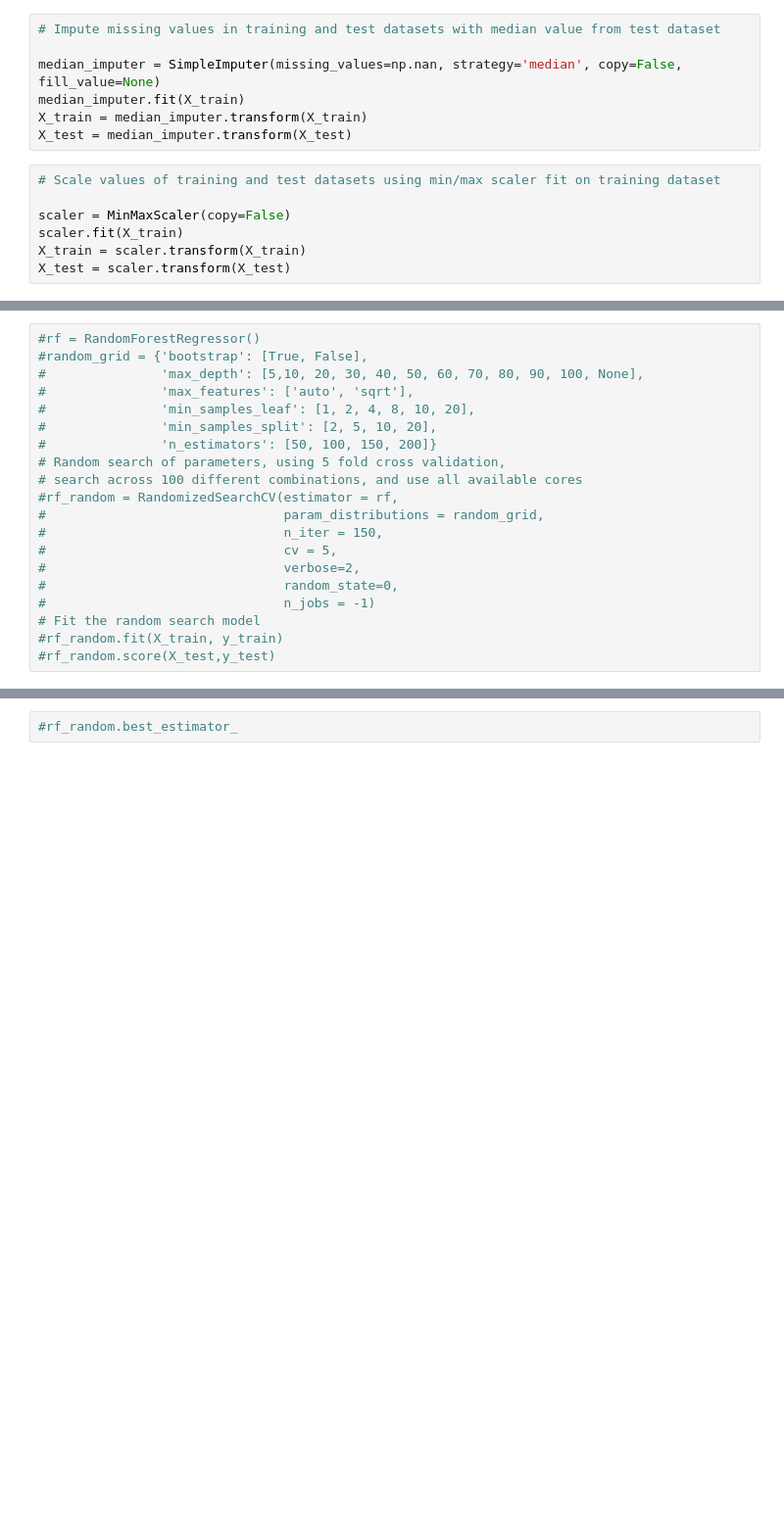
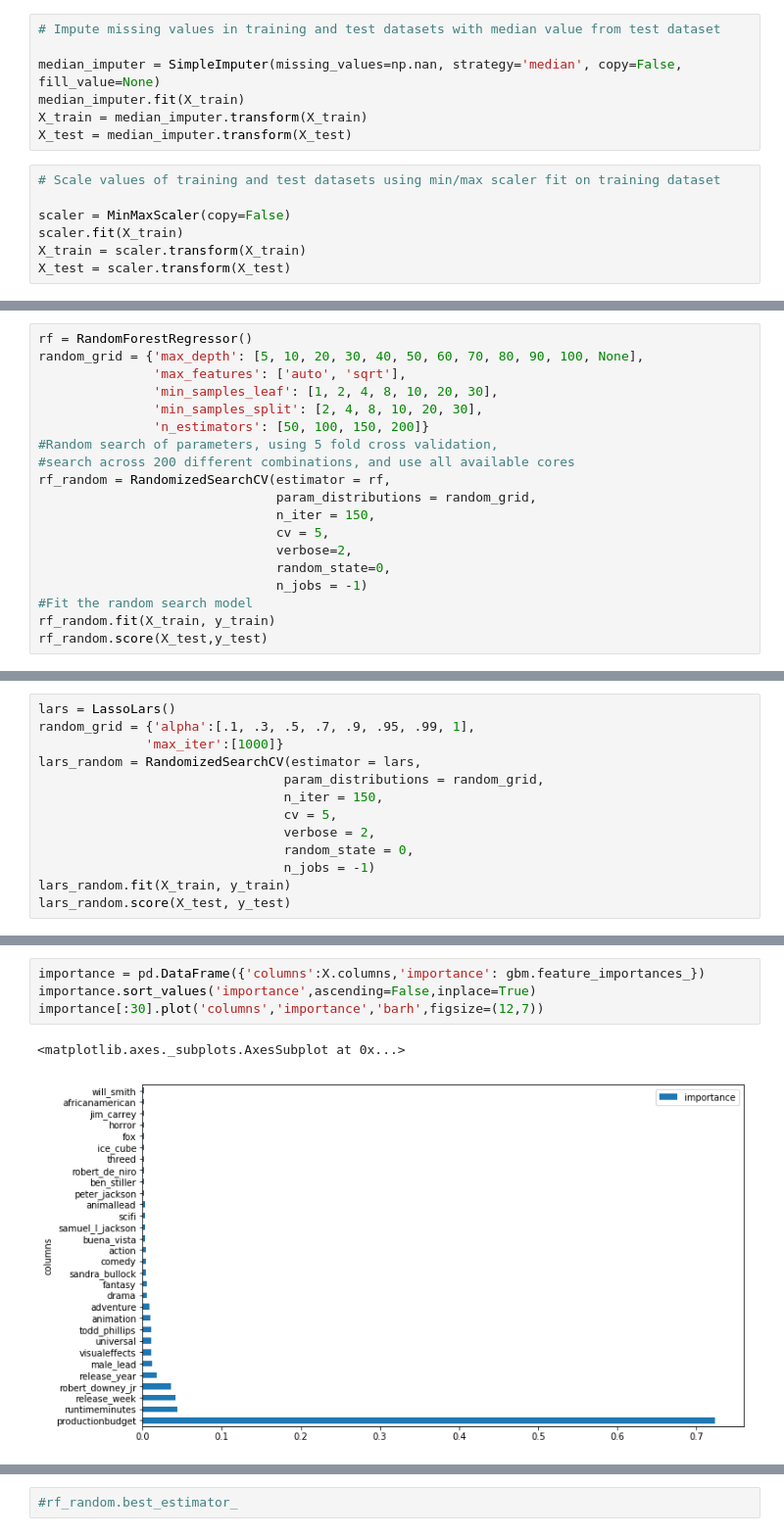
Before and after one commit to benyapiya/Box-Office-Smash, a Jupyter notebook: notebooks/model_training.ipynb, the cells around one changed output, grey strips where cells are left out. Shown at 98% size. Cells and saved outputs as stored; diff of their text form; blank space fills up the shorter version.

```diff
--- a/notebooks/model_training.ipynb
+++ b/notebooks/model_training.ipynb
@@ -65 +75,20 @@ rf.score(X_test, y_test)
+# %%
+rf = RandomForestRegressor()
+random_grid = {'max_depth': [5, 10, 20, 30, 40, 50, 60, 70, 80, 90, 100, None],
+               'max_features': ['auto', 'sqrt'],
+               'min_samples_leaf': [1, 2, 4, 8, 10, 20, 30],
+               'min_samples_split': [2, 4, 8, 10, 20, 30],
+               'n_estimators': [50, 100, 150, 200]}
+#Random search of parameters, using 5 fold cross validation,
+#search across 200 different combinations, and use all available cores
+rf_random = RandomizedSearchCV(estimator = rf,
+                               param_distributions = random_grid,
+                               n_iter = 150,
+                               cv = 5,
+                               verbose=2,
+                               random_state=0,
+                               n_jobs = -1)
+#Fit the random search model
+rf_random.fit(X_train, y_train)
+rf_random.score(X_test,y_test)
 # %%
@@ -71,3 +106,16 @@ en.score(X_test, y_test)
+# %%
+lars = LassoLars()
+random_grid = {'alpha':[.1, .3, .5, .7, .9, .95, .99, 1],
+              'max_iter':[1000]}
+lars_random = RandomizedSearchCV(estimator = lars,
+                                param_distributions = random_grid,
+                                n_iter = 150,
+                                cv = 5,
+                                verbose = 2,
+                                random_state = 0,
+                                n_jobs = -1)
+lars_random.fit(X_train, y_train)
+lars_random.score(X_test, y_test)
 # %%
 gbm = GradientBoostingRegressor(random_state=0)
 gbm.fit(X_train,y_train)
@@ -77,20 +125,7 @@ gbm.score(X_test,y_test)
-# %%
-#rf = RandomForestRegressor()
-#random_grid = {'bootstrap': [True, False],
-#               'max_depth': [5,10, 20, 30, 40, 50, 60, 70, 80, 90, 100, None],
-#               'max_features': ['auto', 'sqrt'],
-#               'min_samples_leaf': [1, 2, 4, 8, 10, 20],
-#               'min_samples_split': [2, 5, 10, 20],
-#               'n_estimators': [50, 100, 150, 200]}
-# Random search of parameters, using 5 fold cross validation,
-# search across 100 different combinations, and use all available cores
-#rf_random = RandomizedSearchCV(estimator = rf,
-#                               param_distributions = random_grid,
-#                               n_iter = 150,
-#                               cv = 5,
-#                               verbose=2,
-#                               random_state=0,
-#                               n_jobs = -1)
-# Fit the random search model
-#rf_random.fit(X_train, y_train)
-#rf_random.score(X_test,y_test)
+# %%
+importance = pd.DataFrame({'columns':X.columns,'importance': gbm.feature_importances_})
+importance.sort_values('importance',ascending=False,inplace=True)
+importance[:30].plot('columns','importance','barh',figsize=(12,7))
+# %% [output]
+<matplotlib.axes._subplots.AxesSubplot at 0x...>
+[figure, added]
```
Also changed, not shown: parts of 9 cells of this notebook, 4 other files.
